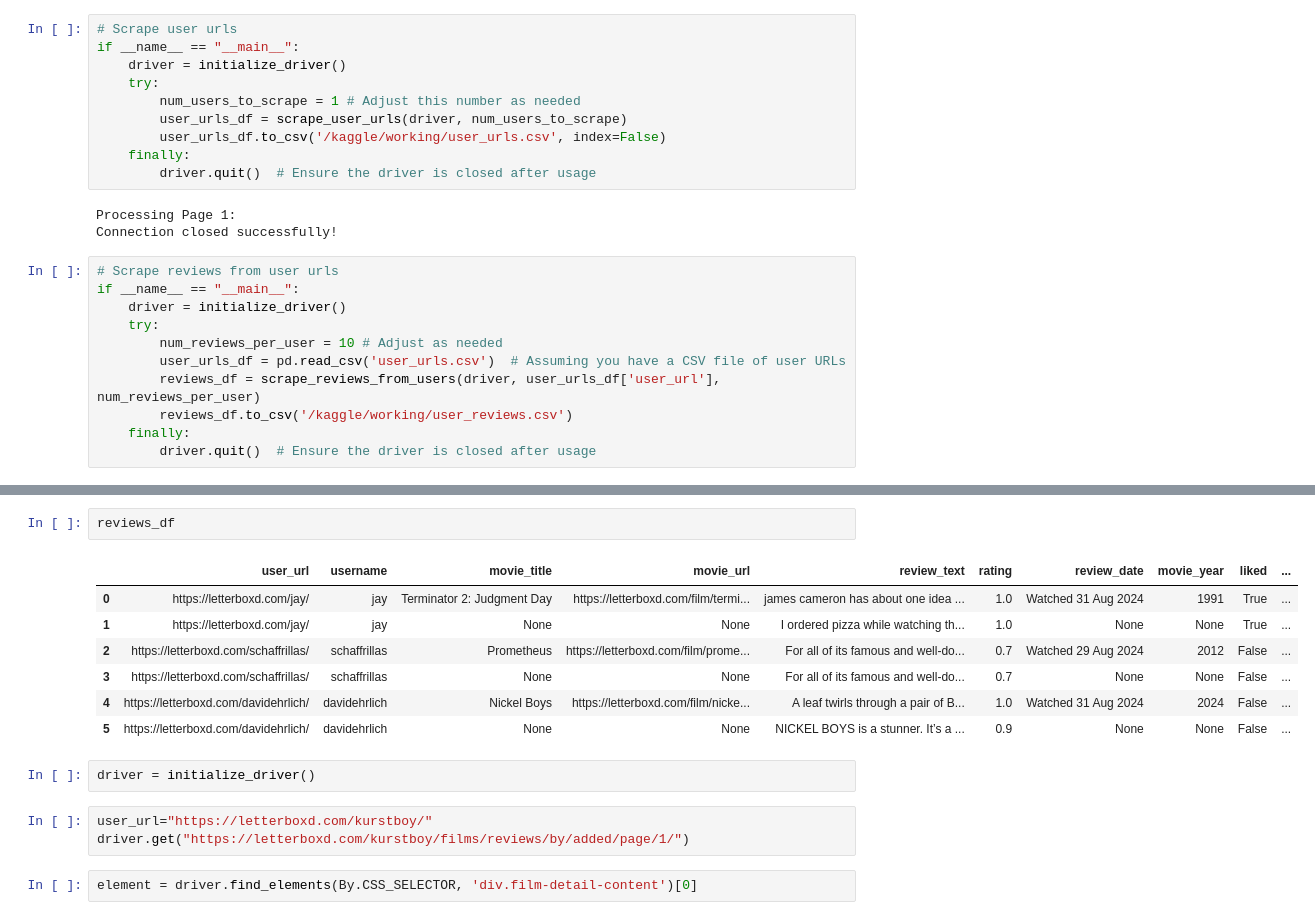
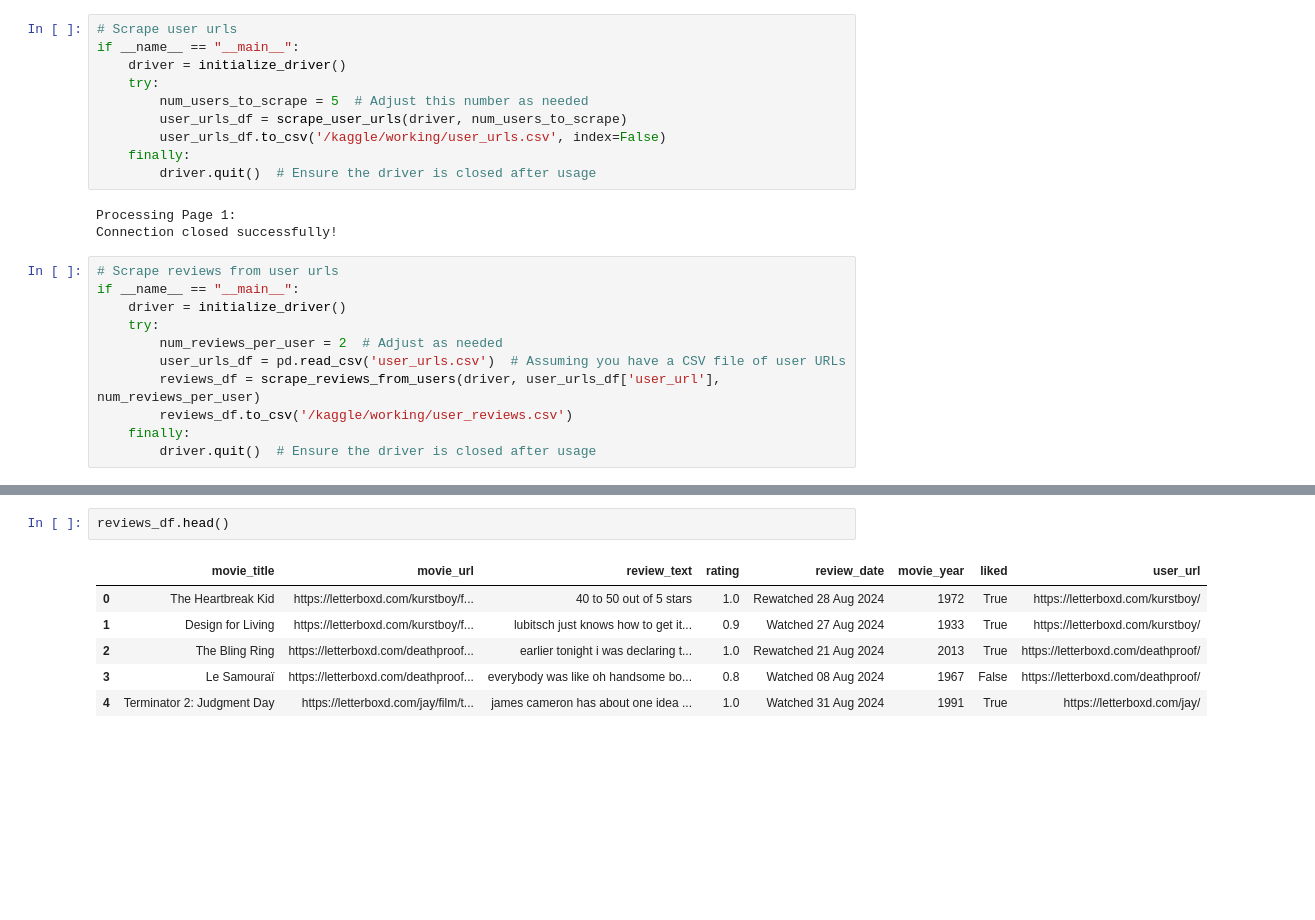
Before and after one commit to Colmmm/LetterboxdSentimentAnalysis, a Jupyter notebook: notebooks/user_scraper.ipynb, the cells around one changed output, grey strips where cells are left out. Drawn from its saved outputs; the diff is of its cells as text; blank space fills up the shorter version.

Commit message:
Kaggle Notebook | user_scraper | Reverting to without meta data scraping

```diff
--- a/notebooks/user_scraper.ipynb
+++ b/notebooks/user_scraper.ipynb
@@ -560,7 +429,7 @@ def scrape_reviews_from_users(driver, user_urls, num_reviews_per_user, checkpoin
 if __name__ == "__main__":
     driver = initialize_driver()
     try:
-        num_users_to_scrape = 1 # Adjust this number as needed
+        num_users_to_scrape = 5  # Adjust this number as needed
         user_urls_df = scrape_user_urls(driver, num_users_to_scrape)
         user_urls_df.to_csv('/kaggle/working/user_urls.csv', index=False)
     finally:
@@ -573,7 +442,7 @@ Connection closed successfully!
 if __name__ == "__main__":
     driver = initialize_driver()
     try:
-        num_reviews_per_user = 10 # Adjust as needed
+        num_reviews_per_user = 2  # Adjust as needed
         user_urls_df = pd.read_csv('user_urls.csv')  # Assuming you have a CSV file of user URLs
         reviews_df = scrape_reviews_from_users(driver, user_urls_df['user_url'], num_reviews_per_user)
         reviews_df.to_csv('/kaggle/working/user_reviews.csv')
@@ -600,17 +470,9 @@ Connection closed successfully!
 # %%
-reviews_df
+reviews_df.head()
 # %% [output]
-|  | user_url | username | movie_title | movie_url | review_text | rating | review_date | movie_year | liked | ... |
-| 0 | https://letterboxd.com/jay/ | jay | Terminator 2: Judgment Day | https://letterboxd.com/film/termi... | james cameron has about one idea ... | 1.0 | Watched 31 Aug 2024 | 1991 | True | ... |
-| 1 | https://letterboxd.com/jay/ | jay | None | None | I ordered pizza while watching th... | 1.0 | None | None | True | ... |
-| 2 | https://letterboxd.com/schaffrillas/ | schaffrillas | Prometheus | https://letterboxd.com/film/prome... | For all of its famous and well-do... | 0.7 | Watched 29 Aug 2024 | 2012 | False | ... |
-| 3 | https://letterboxd.com/schaffrillas/ | schaffrillas | None | None | For all of its famous and well-do... | 0.7 | None | None | False | ... |
-| 4 | https://letterboxd.com/davidehrlich/ | davidehrlich | Nickel Boys | https://letterboxd.com/film/nicke... | A leaf twirls through a pair of B... | 1.0 | Watched 31 Aug 2024 | 2024 | False | ... |
-| 5 | https://letterboxd.com/davidehrlich/ | davidehrlich | None | None | NICKEL BOYS is a stunner. It’s a ... | 0.9 | None | None | False | ... |
+|  | movie_title | movie_url | review_text | rating | review_date | movie_year | liked | user_url |
+| 0 | The Heartbreak Kid | https://letterboxd.com/kurstboy/f... | 40 to 50 out of 5 stars | 1.0 | Rewatched 28 Aug 2024 | 1972 | True | https://letterboxd.com/kurstboy/ |
+| 1 | Design for Living | https://letterboxd.com/kurstboy/f... | lubitsch just knows how to get it... | 0.9 | Watched 27 Aug 2024 | 1933 | True | https://letterboxd.com/kurstboy/ |
+| 2 | The Bling Ring | https://letterboxd.com/deathproof... | earlier tonight i was declaring t... | 1.0 | Rewatched 21 Aug 2024 | 2013 | True | https://letterboxd.com/deathproof/ |
+| 3 | Le Samouraï | https://letterboxd.com/deathproof... | everybody was like oh handsome bo... | 0.8 | Watched 08 Aug 2024 | 1967 | False | https://letterboxd.com/deathproof/ |
+| 4 | Terminator 2: Judgment Day | https://letterboxd.com/jay/film/t... | james cameron has about one idea ... | 1.0 | Watched 31 Aug 2024 | 1991 | True | https://letterboxd.com/jay/ |
-# %%
-driver = initialize_driver()
-# %%
-user_url="https://letterboxd.com/kurstboy/"
-driver.get("https://letterboxd.com/kurstboy/films/reviews/by/added/page/1/")
-# %%
-element = driver.find_elements(By.CSS_SELECTOR, 'div.film-detail-content')[0]
```
Also changed, not shown: parts of 18 cells of this notebook.
